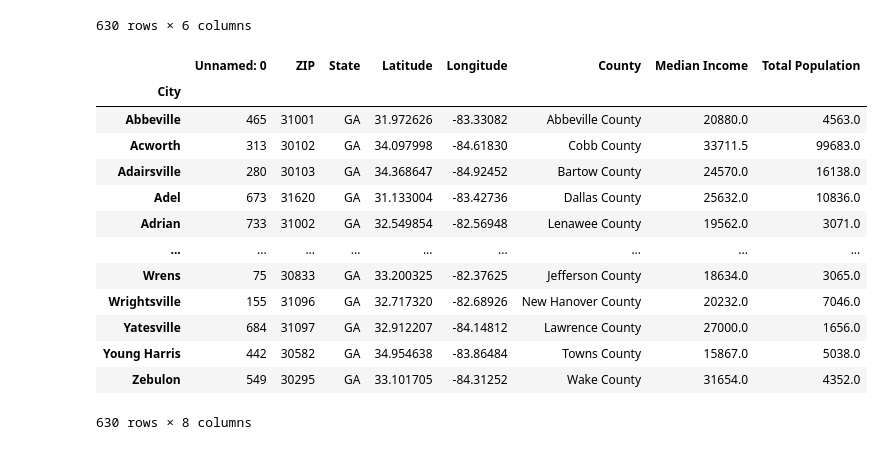
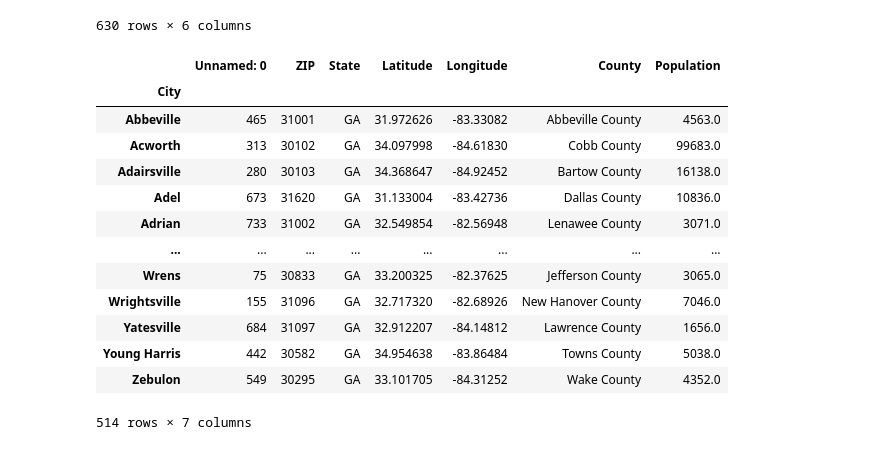
Before and after one commit to jtilenis/Data_Scavengers, a Jupyter notebook: JT Clean Census Data.ipynb, the cells around one changed output. Saved outputs shown, nothing was run; the diff lists cells and outputs as text; code cells hidden in the pictures.

Commit message:
created finalized data

```diff
--- a/JT Clean Census Data.ipynb
+++ b/JT Clean Census Data.ipynb
@@ -30,8 +30,8 @@ census_data
 new_data1 = census_data.dropna()
 
 # delete median income less than 0
-new_data = new_data1.drop(new_data1[new_data1["Median Income"] < 0].index)
-new_data
+new_data1 = new_data1.loc[(new_data1['Median Income'] > 0)]
+new_data1
 # %% [output]
 |  | Unnamed: 0 | ZIP | City | State | Latitude | Longitude | County | Median Income | Population |
 | 2 | 2 | 31826 | Shiloh | GA | 32.803518 | -84.69384 | Hardin County | 22196.0 | 2238.0 |
@@ -48,10 +48,11 @@ new_data
 657 rows × 9 columns
 # %%
 # Get median income and sum the population for each city
-median_income = new_data.groupby('City')["Median Income"].median()
+median_income = new_data1.groupby('City')["Median Income"].mean()
 print(f"median income {median_income}")
-Total_Population = new_data.groupby('City')["Population"].sum()
-print(f"Total Population {Total_Population}")
+
+total_population = new_data1.groupby('City')["Population"].sum()
+print(f"Total Population {total_population}")
 # %% [output]
 median income City
 Abbeville       20880.0
@@ -108,21 +109,27 @@ city_census_data
 630 rows × 6 columns
 # %%
 # Add Median Income and Population to city census data
-city_census_data["Median Income"]=median_income
-city_census_data["Total Population"] = Total_Population
+
+city_census_data = pd.merge(city_census_data,total_population,how = 'inner', on = 'City')
+#city_census_data = pd.merge(city_census_data,median_income,how = 'inner', on = 'City')
+
+#city_merge = pd.merge(hospital, census, how = 'outer', on = 'City')
+#city_census_data["Median Income"]=median_income
+#city_census_data["Total Population"] = Total_Population
+
 city_census_data
 # %% [output]
-|  | Unnamed: 0 | ZIP | State | Latitude | Longitude | County | Median Income | Total Population |
-| City |  |  |  |  |  |  |  |  |
-| Abbeville | 465 | 31001 | GA | 31.972626 | -83.33082 | Abbeville County | 20880.0 | 4563.0 |
-| Acworth | 313 | 30102 | GA | 34.097998 | -84.61830 | Cobb County | 33711.5 | 99683.0 |
-| Adairsville | 280 | 30103 | GA | 34.368647 | -84.92452 | Bartow County | 24570.0 | 16138.0 |
-| Adel | 673 | 31620 | GA | 31.133004 | -83.42736 | Dallas County | 25632.0 | 10836.0 |
-| Adrian | 733 | 31002 | GA | 32.549854 | -82.56948 | Lenawee County | 19562.0 | 3071.0 |
-| ... | ... | ... | ... | ... | ... | ... | ... | ... |
-| Wrens | 75 | 30833 | GA | 33.200325 | -82.37625 | Jefferson County | 18634.0 | 3065.0 |
-| Wrightsville | 155 | 31096 | GA | 32.717320 | -82.68926 | New Hanover County | 20232.0 | 7046.0 |
-| Yatesville | 684 | 31097 | GA | 32.912207 | -84.14812 | Lawrence County | 27000.0 | 1656.0 |
-| Young Harris | 442 | 30582 | GA | 34.954638 | -83.86484 | Towns County | 15867.0 | 5038.0 |
-| Zebulon | 549 | 30295 | GA | 33.101705 | -84.31252 | Wake County | 31654.0 | 4352.0 |
+|  | Unnamed: 0 | ZIP | State | Latitude | Longitude | County | Population |
+| City |  |  |  |  |  |  |  |
+| Abbeville | 465 | 31001 | GA | 31.972626 | -83.33082 | Abbeville County | 4563.0 |
+| Acworth | 313 | 30102 | GA | 34.097998 | -84.61830 | Cobb County | 99683.0 |
+| Adairsville | 280 | 30103 | GA | 34.368647 | -84.92452 | Bartow County | 16138.0 |
+| Adel | 673 | 31620 | GA | 31.133004 | -83.42736 | Dallas County | 10836.0 |
+| Adrian | 733 | 31002 | GA | 32.549854 | -82.56948 | Lenawee County | 3071.0 |
+| ... | ... | ... | ... | ... | ... | ... | ... |
+| Wrens | 75 | 30833 | GA | 33.200325 | -82.37625 | Jefferson County | 3065.0 |
+| Wrightsville | 155 | 31096 | GA | 32.717320 | -82.68926 | New Hanover County | 7046.0 |
+| Yatesville | 684 | 31097 | GA | 32.912207 | -84.14812 | Lawrence County | 1656.0 |
+| Young Harris | 442 | 30582 | GA | 34.954638 | -83.86484 | Towns County | 5038.0 |
+| Zebulon | 549 | 30295 | GA | 33.101705 | -84.31252 | Wake County | 4352.0 |
-630 rows × 8 columns
+514 rows × 7 columns
```
Also changed, not shown: parts of 5 cells of this notebook, 4 other files.
